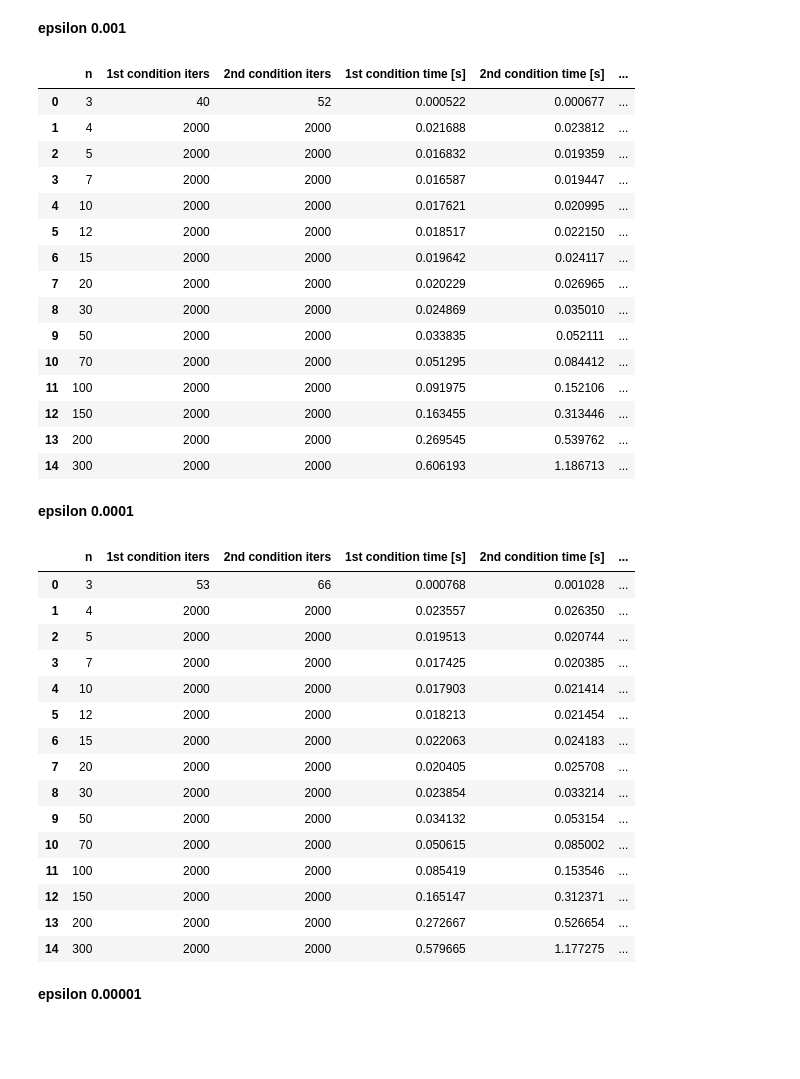
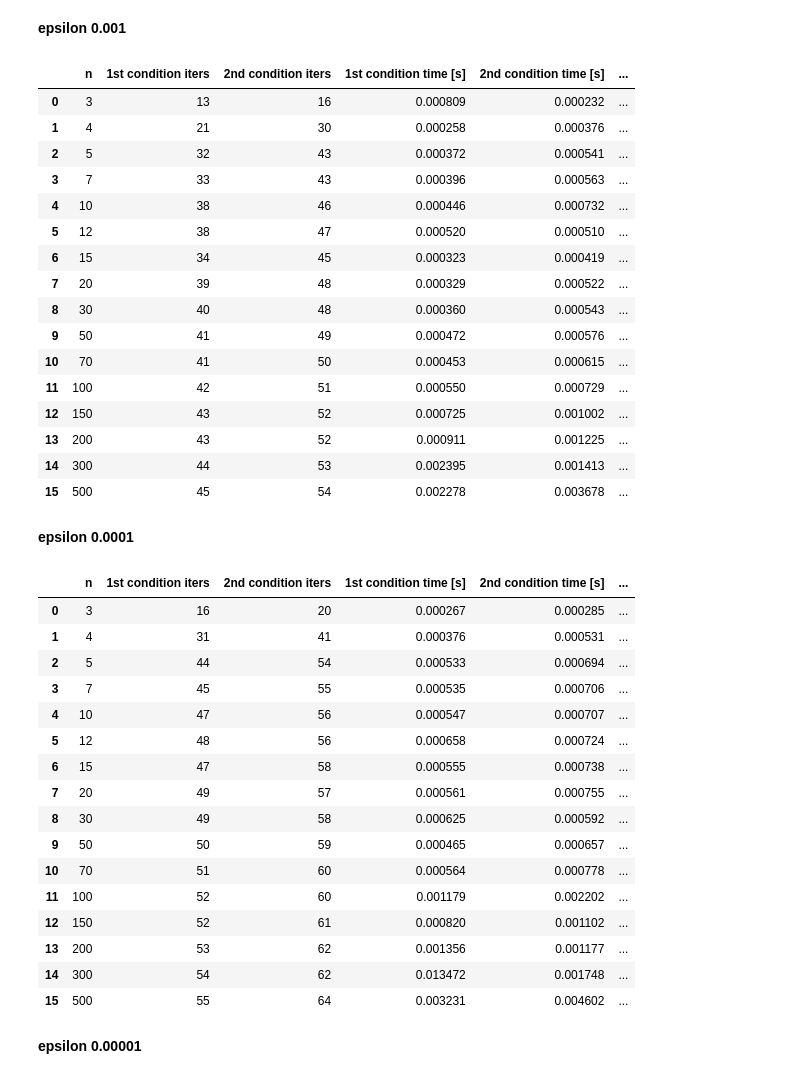
Before and after one commit to Szymon-Budziak/MOwNiT_course_AGH, a Jupyter notebook: Lab_10/Lab_10_code.ipynb, the cells around one changed output. Saved outputs shown, nothing was run; the diff lists cells and outputs as text; code cells hidden in the pictures; blank space fills up the shorter version.

```diff
--- a/Lab_10/Lab_10_code.ipynb
+++ b/Lab_10/Lab_10_code.ipynb
@@ -40,7 +40,7 @@ def jacobi_method(A, b, stop_cond, epsilon, max_iters):
 def exercise_1(numbers, epsilon, k, m, max_iters):
     result = []
     for n in numbers:
-        A = np.array([[k if i == j else m / (n - i - j + 0.5) for j in range(n)] for i in range(n)], dtype=np.float128)
+        A = np.array([[k if i == j else m / (n - i - j + 0.5) for j in range(n)] for i in range(n)])
         X_vec = np.array([1 if i % 2 == 0 else -1 for i in range(n)])
         b = A @ X_vec
         # stop condition 1
@@ -69,51 +69,53 @@ def exercise_1(numbers, epsilon, k, m, max_iters):
 # %% [markdown]
 **epsilon 0.001**
 # %%
-numbers = [3, 4, 5, 7, 10, 12, 15, 20, 30, 50, 70, 100, 150, 200, 300]
+numbers = [3, 4, 5, 7, 10, 12, 15, 20, 30, 50, 70, 100, 150, 200, 300, 500]
 epsilon = 0.001
-df_1 = exercise_1(numbers, epsilon, 8, 3, 2000)
+df_1 = exercise_1(numbers, epsilon, 8, 2, 2000)
 df_1
 # %% [output]
 |  | n | 1st condition iters | 2nd condition iters | 1st condition time [s] | 2nd condition time [s] | ... |
-| 0 | 3 | 40 | 52 | 0.000522 | 0.000677 | ... |
-| 1 | 4 | 2000 | 2000 | 0.021688 | 0.023812 | ... |
-| 2 | 5 | 2000 | 2000 | 0.016832 | 0.019359 | ... |
-| 3 | 7 | 2000 | 2000 | 0.016587 | 0.019447 | ... |
-| 4 | 10 | 2000 | 2000 | 0.017621 | 0.020995 | ... |
-| 5 | 12 | 2000 | 2000 | 0.018517 | 0.022150 | ... |
-| 6 | 15 | 2000 | 2000 | 0.019642 | 0.024117 | ... |
-| 7 | 20 | 2000 | 2000 | 0.020229 | 0.026965 | ... |
-| 8 | 30 | 2000 | 2000 | 0.024869 | 0.035010 | ... |
-| 9 | 50 | 2000 | 2000 | 0.033835 | 0.052111 | ... |
-| 10 | 70 | 2000 | 2000 | 0.051295 | 0.084412 | ... |
-| 11 | 100 | 2000 | 2000 | 0.091975 | 0.152106 | ... |
-| 12 | 150 | 2000 | 2000 | 0.163455 | 0.313446 | ... |
-| 13 | 200 | 2000 | 2000 | 0.269545 | 0.539762 | ... |
-| 14 | 300 | 2000 | 2000 | 0.606193 | 1.186713 | ... |
+| 0 | 3 | 13 | 16 | 0.000809 | 0.000232 | ... |
+| 1 | 4 | 21 | 30 | 0.000258 | 0.000376 | ... |
+| 2 | 5 | 32 | 43 | 0.000372 | 0.000541 | ... |
+| 3 | 7 | 33 | 43 | 0.000396 | 0.000563 | ... |
+| 4 | 10 | 38 | 46 | 0.000446 | 0.000732 | ... |
+| 5 | 12 | 38 | 47 | 0.000520 | 0.000510 | ... |
+| 6 | 15 | 34 | 45 | 0.000323 | 0.000419 | ... |
+| 7 | 20 | 39 | 48 | 0.000329 | 0.000522 | ... |
+| 8 | 30 | 40 | 48 | 0.000360 | 0.000543 | ... |
+| 9 | 50 | 41 | 49 | 0.000472 | 0.000576 | ... |
+| 10 | 70 | 41 | 50 | 0.000453 | 0.000615 | ... |
+| 11 | 100 | 42 | 51 | 0.000550 | 0.000729 | ... |
+| 12 | 150 | 43 | 52 | 0.000725 | 0.001002 | ... |
+| 13 | 200 | 43 | 52 | 0.000911 | 0.001225 | ... |
+| 14 | 300 | 44 | 53 | 0.002395 | 0.001413 | ... |
+| 15 | 500 | 45 | 54 | 0.002278 | 0.003678 | ... |
 # %% [markdown]
 **epsilon 0.0001**
 # %%
-numbers = [3, 4, 5, 7, 10, 12, 15, 20, 30, 50, 70, 100, 150, 200, 300]
+numbers = [3, 4, 5, 7, 10, 12, 15, 20, 30, 50, 70, 100, 150, 200, 300, 500]
 epsilon = 0.0001
-df_1 = exercise_1(numbers, epsilon, 8, 3, 2000)
+df_1 = exercise_1(numbers, epsilon, 8, 2, 2000)
 df_1
 # %% [output]
 |  | n | 1st condition iters | 2nd condition iters | 1st condition time [s] | 2nd condition time [s] | ... |
-| 0 | 3 | 53 | 66 | 0.000768 | 0.001028 | ... |
-| 1 | 4 | 2000 | 2000 | 0.023557 | 0.026350 | ... |
-| 2 | 5 | 2000 | 2000 | 0.019513 | 0.020744 | ... |
-| 3 | 7 | 2000 | 2000 | 0.017425 | 0.020385 | ... |
-| 4 | 10 | 2000 | 2000 | 0.017903 | 0.021414 | ... |
-| 5 | 12 | 2000 | 2000 | 0.018213 | 0.021454 | ... |
-| 6 | 15 | 2000 | 2000 | 0.022063 | 0.024183 | ... |
-| 7 | 20 | 2000 | 2000 | 0.020405 | 0.025708 | ... |
-| 8 | 30 | 2000 | 2000 | 0.023854 | 0.033214 | ... |
-| 9 | 50 | 2000 | 2000 | 0.034132 | 0.053154 | ... |
-| 10 | 70 | 2000 | 2000 | 0.050615 | 0.085002 | ... |
-| 11 | 100 | 2000 | 2000 | 0.085419 | 0.153546 | ... |
-| 12 | 150 | 2000 | 2000 | 0.165147 | 0.312371 | ... |
-| 13 | 200 | 2000 | 2000 | 0.272667 | 0.526654 | ... |
-| 14 | 300 | 2000 | 2000 | 0.579665 | 1.177275 | ... |
+| 0 | 3 | 16 | 20 | 0.000267 | 0.000285 | ... |
+| 1 | 4 | 31 | 41 | 0.000376 | 0.000531 | ... |
+| 2 | 5 | 44 | 54 | 0.000533 | 0.000694 | ... |
+| 3 | 7 | 45 | 55 | 0.000535 | 0.000706 | ... |
+| 4 | 10 | 47 | 56 | 0.000547 | 0.000707 | ... |
+| 5 | 12 | 48 | 56 | 0.000658 | 0.000724 | ... |
+| 6 | 15 | 47 | 58 | 0.000555 | 0.000738 | ... |
+| 7 | 20 | 49 | 57 | 0.000561 | 0.000755 | ... |
+| 8 | 30 | 49 | 58 | 0.000625 | 0.000592 | ... |
+| 9 | 50 | 50 | 59 | 0.000465 | 0.000657 | ... |
+| 10 | 70 | 51 | 60 | 0.000564 | 0.000778 | ... |
+| 11 | 100 | 52 | 60 | 0.001179 | 0.002202 | ... |
+| 12 | 150 | 52 | 61 | 0.000820 | 0.001102 | ... |
+| 13 | 200 | 53 | 62 | 0.001356 | 0.001177 | ... |
+| 14 | 300 | 54 | 62 | 0.013472 | 0.001748 | ... |
+| 15 | 500 | 55 | 64 | 0.003231 | 0.004602 | ... |
 # %% [markdown]
 **epsilon 0.00001**
 # %%
```
Also changed, not shown: parts of 4 cells of this notebook, 1 other file.
